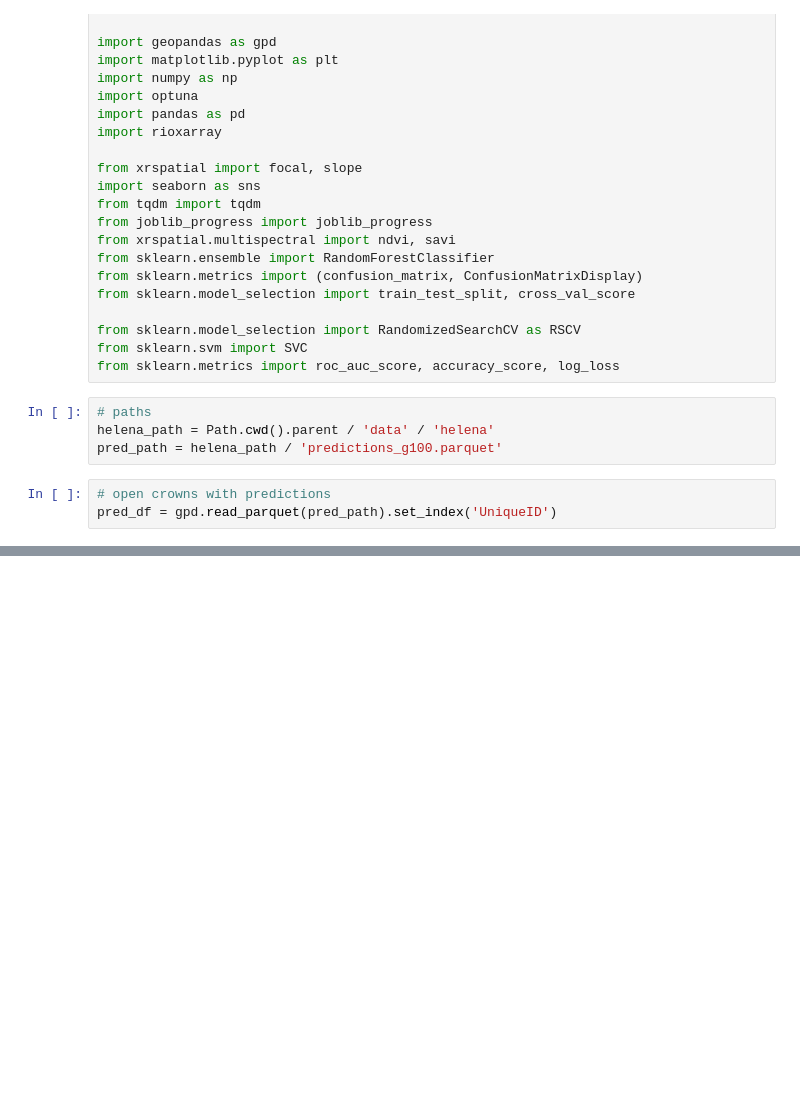
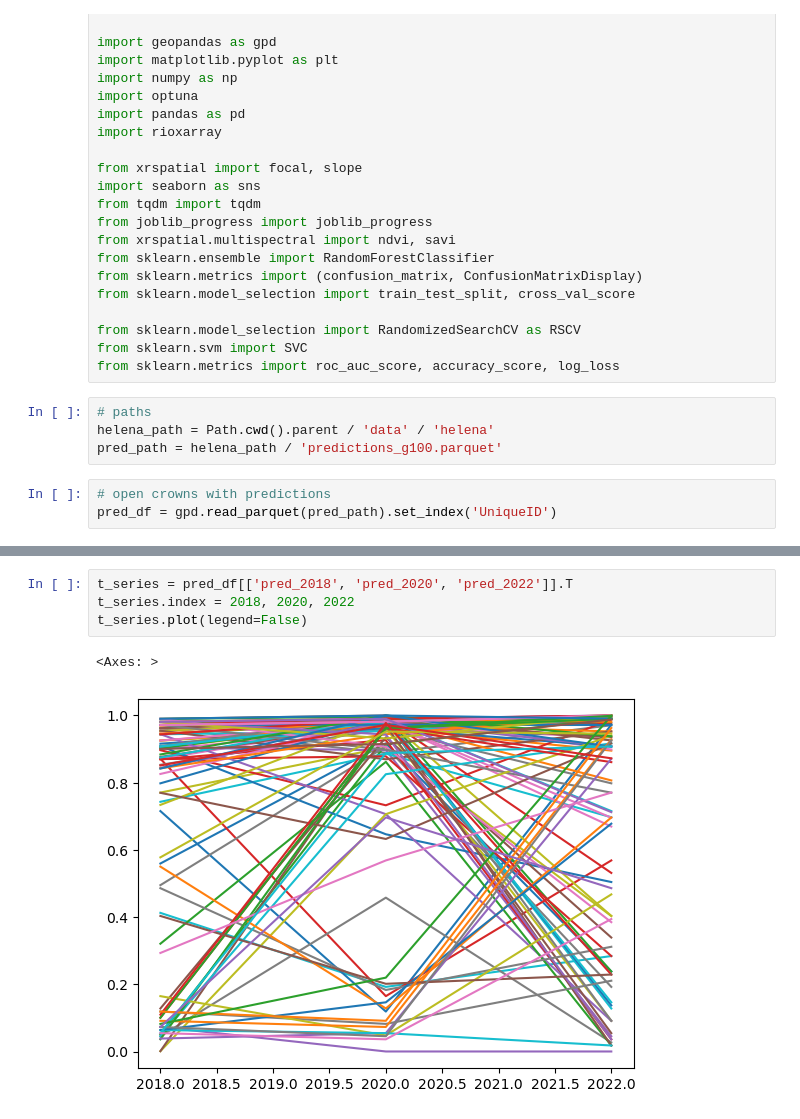
Before and after one commit to kulpojke/tree-mortality, a Jupyter notebook: src/helena_mortality_part3.ipynb, the cells around one changed output, grey strips where cells are left out. Cells and saved outputs as stored; diff of their text form; blank space fills up the shorter version.

```diff
--- a/src/helena_mortality_part3.ipynb
+++ b/src/helena_mortality_part3.ipynb
@@ -34,0 +56,7 @@ pred_df = gpd.read_parquet(pred_path).set_index('UniqueID')
+# %%
+t_series = pred_df[['pred_2018', 'pred_2020', 'pred_2022']].T
+t_series.index = 2018, 2020, 2022
+t_series.plot(legend=False)
+# %% [output]
+<Axes: >
+[figure, added]
```
Also changed, not shown: parts of 8 cells of this notebook, 2 other files.
